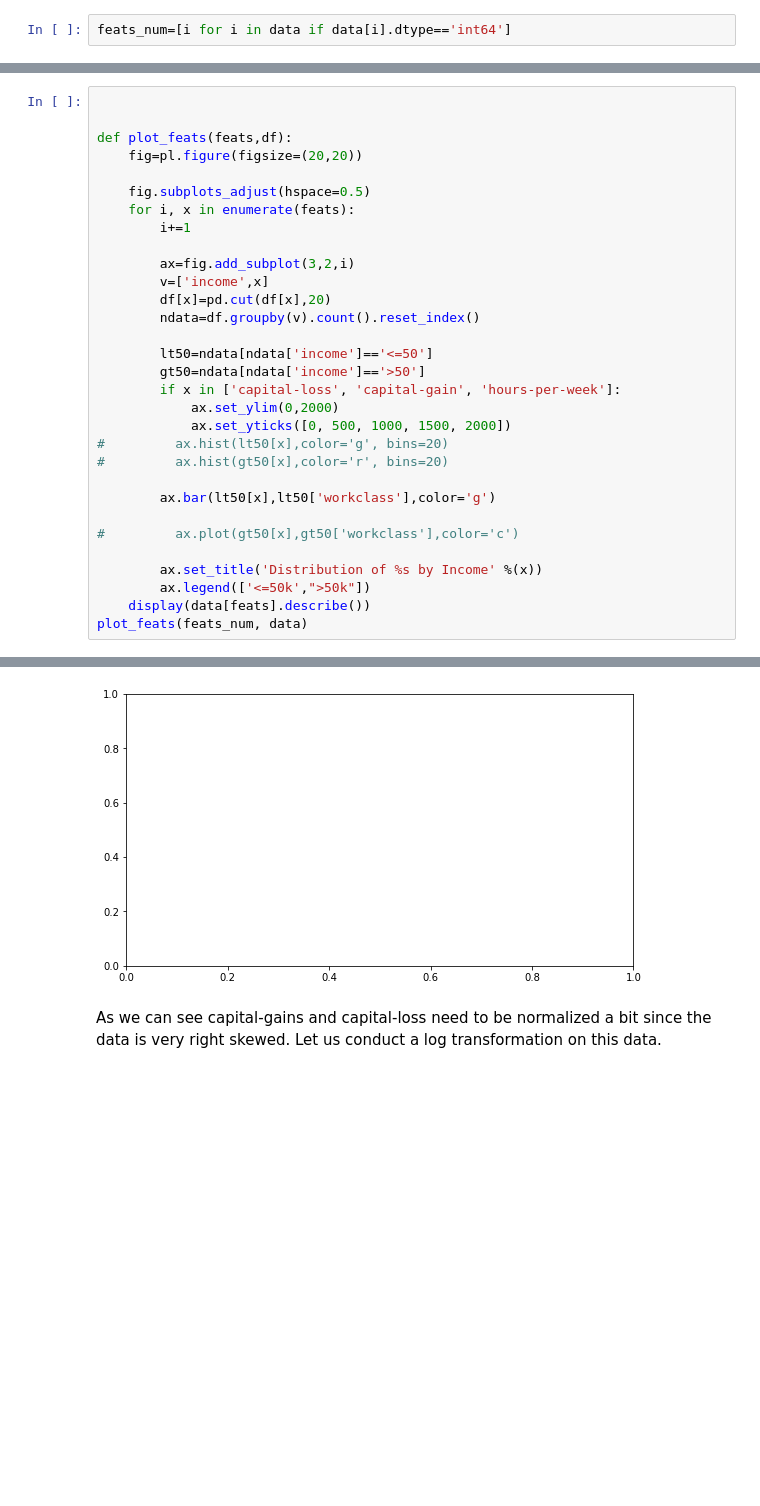
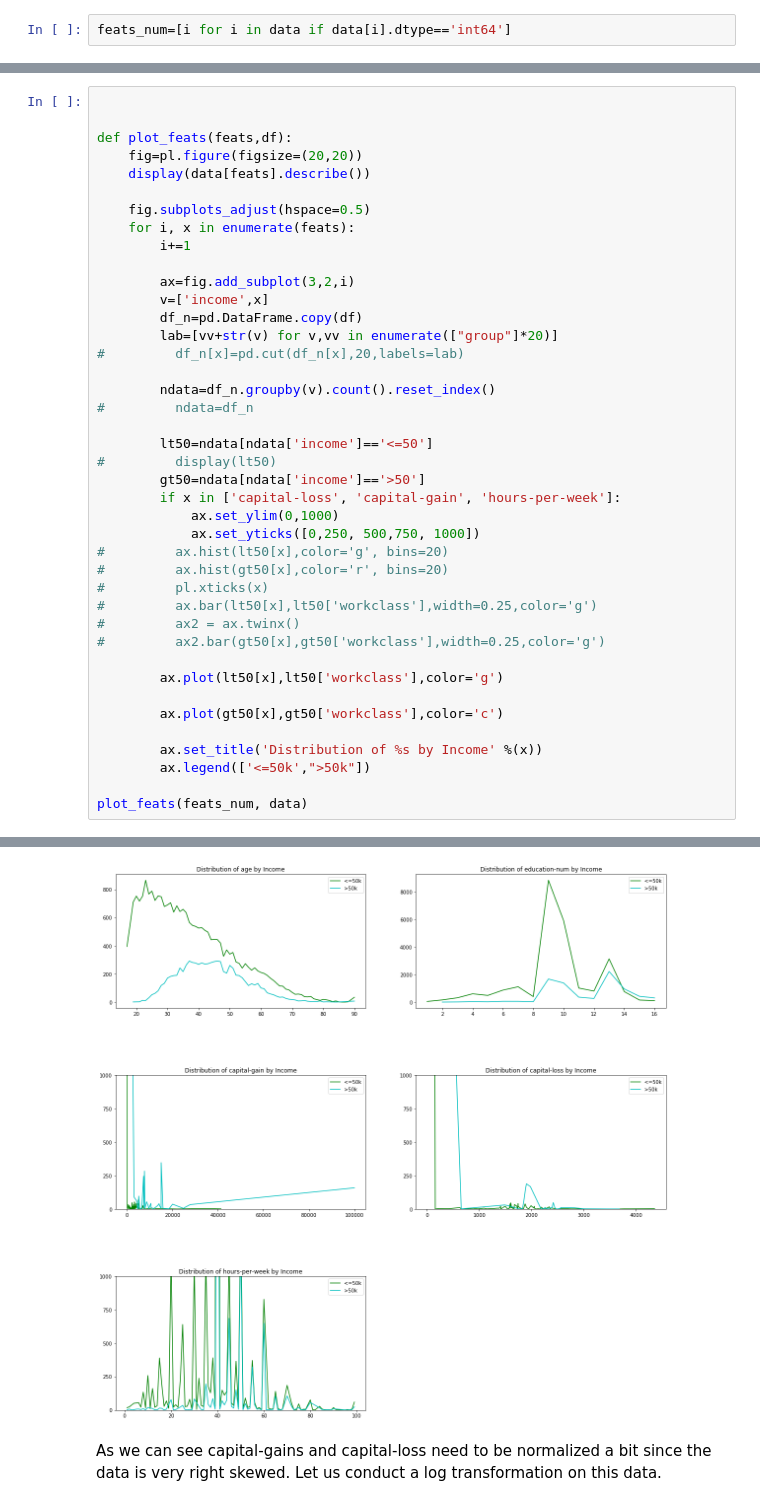
Before and after one commit to jaguila/udacity, a Jupyter notebook: submissions/uci_donors_prediction.ipynb, the cells around one changed output, grey strips where cells are left out. Drawn from its saved outputs; the diff is of its cells as text; blank space fills up the shorter version.

```diff
--- a/submissions/uci_donors_prediction.ipynb
+++ b/submissions/uci_donors_prediction.ipynb
@@ -96,6 +96,7 @@ feats_num=[i for i in data if data[i].dtype=='int64']
 
 def plot_feats(feats,df):
     fig=pl.figure(figsize=(20,20))
+    display(data[feats].describe())
 
     fig.subplots_adjust(hspace=0.5)
     for i, x in enumerate(feats):
@@ -103,23 +104,32 @@ def plot_feats(feats,df):
 
         ax=fig.add_subplot(3,2,i)
         v=['income',x]
-        df[x]=pd.cut(df[x],20)
-        ndata=df.groupby(v).count().reset_index()
+        df_n=pd.DataFrame.copy(df)
+        lab=[vv+str(v) for v,vv in enumerate(["group"]*20)]
+#         df_n[x]=pd.cut(df_n[x],20,labels=lab)
+
+        ndata=df_n.groupby(v).count().reset_index()
+#         ndata=df_n
 
         lt50=ndata[ndata['income']=='<=50']
+#         display(lt50)
         gt50=ndata[ndata['income']=='>50']
         if x in ['capital-loss', 'capital-gain', 'hours-per-week']:
-            ax.set_ylim(0,2000)
-            ax.set_yticks([0, 500, 1000, 1500, 2000])
+            ax.set_ylim(0,1000)
+            ax.set_yticks([0,250, 500,750, 1000])
 #         ax.hist(lt50[x],color='g', bins=20)
 #         ax.hist(gt50[x],color='r', bins=20)
+#         pl.xticks(x)
+#         ax.bar(lt50[x],lt50['workclass'],width=0.25,color='g')
+#         ax2 = ax.twinx()
+#         ax2.bar(gt50[x],gt50['workclass'],width=0.25,color='g')
 
-        ax.bar(lt50[x],lt50['workclass'],color='g')
+        ax.plot(lt50[x],lt50['workclass'],color='g')
 
-#         ax.plot(gt50[x],gt50['workclass'],color='c')
+        ax.plot(gt50[x],gt50['workclass'],color='c')
 
         ax.set_title('Distribution of %s by Income' %(x))
         ax.legend(['<=50k',">50k"])
-    display(data[feats].describe())
+
 plot_feats(feats_num, data)
 # %% [output]
@@ -127,4 +145,4 @@ TypeError: data type not understood
-[figure, old version]
+[figure, new version]
 # %% [markdown]
 As we can see capital-gains and capital-loss need to be normalized a bit since the data is very right skewed. Let us conduct a log transformation on this data.
 # %%
```
Also changed, not shown: parts of 15 cells of this notebook.
